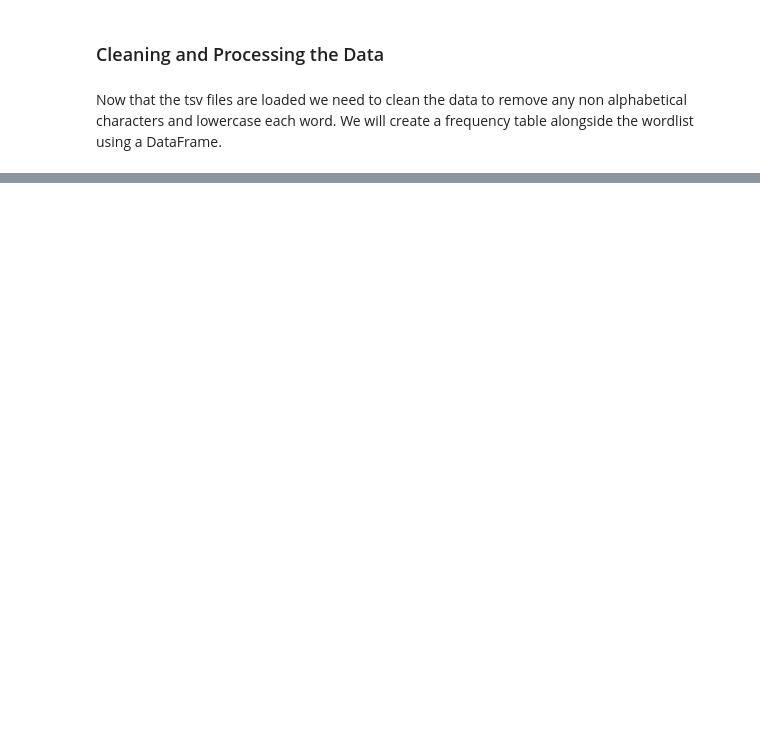
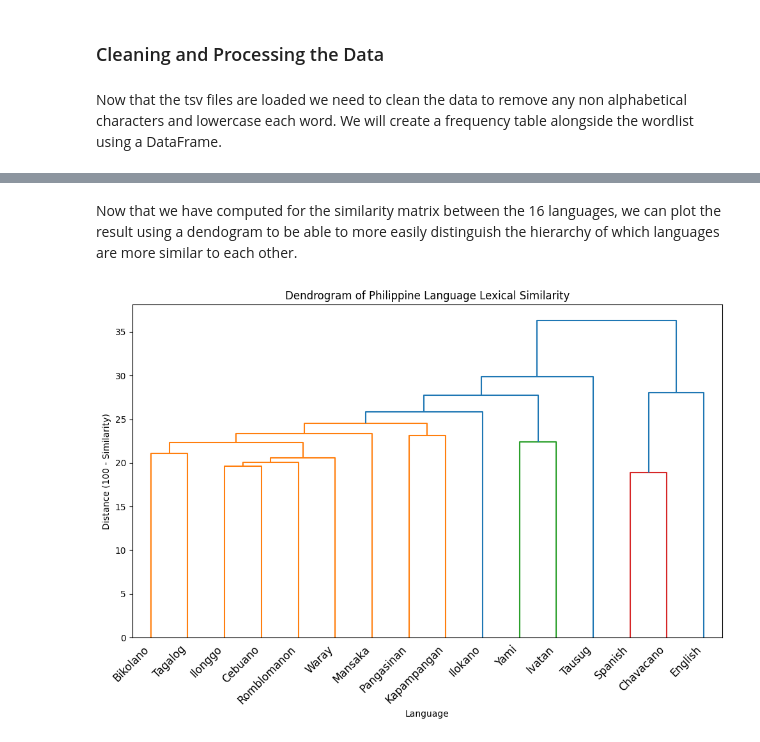
Before and after one commit to xandreiAThome/philippine-language-clustering, a Jupyter notebook: language-clustering.ipynb, the cells around one changed output, grey strips where cells are left out. Drawn from its saved outputs; the diff is of its cells as text; code cells hidden in the pictures; blank space fills up the shorter version.

```diff
--- a/language-clustering.ipynb
+++ b/language-clustering.ipynb
@@ -418,8 +293,0 @@ Because of the differnce in results between the two halves of the triangle, we s
-# %%
-for a in sim_matrix.index:
-    for b in sim_matrix.columns:
-        if a != b:
-            v1 = sim_matrix.loc[a, b]
-            v2 = sim_matrix.loc[b, a]
-            # average the two directions if both exist
-            sim_matrix.loc[a, b] = sim_matrix.loc[b, a] = np.nanmean([v1, v2])
@@ -436,0 +296,29 @@ plt.show()
+# %% [markdown]
+Now that we have computed for the similarity matrix between the 16 languages, we can plot the result using a dendogram to be able to more easily distinguish the hierarchy of which languages are more similar to each other.
+# %%
+from scipy.cluster.hierarchy import linkage, dendrogram
+from scipy.spatial.distance import squareform
+
+# Convert similarity to distance
+# Assuming 100% similarity means 0 distance
+distance_matrix = 100 - sim_matrix
+
+# Convert the distance matrix to a condensed distance matrix required by linkage
+condensed_distance_matrix = squareform(distance_matrix)
+
+linked = linkage(condensed_distance_matrix, 'weighted')
+
+plt.figure(figsize=(10, 7))
+dendrogram(linked,
+           orientation='top',
+           labels=langs,
+           distance_sort='descending',
+           show_leaf_counts=True)
+plt.title('Dendrogram of Philippine Language Lexical Similarity')
+plt.xlabel('Language')
+plt.ylabel('Distance (100 - Similarity)')
+plt.xticks(rotation=45, ha='right')
+plt.tight_layout()
+plt.show()
+# %% [output]
+[figure, added]
```
Also changed, not shown: parts of 19 cells of this notebook.
